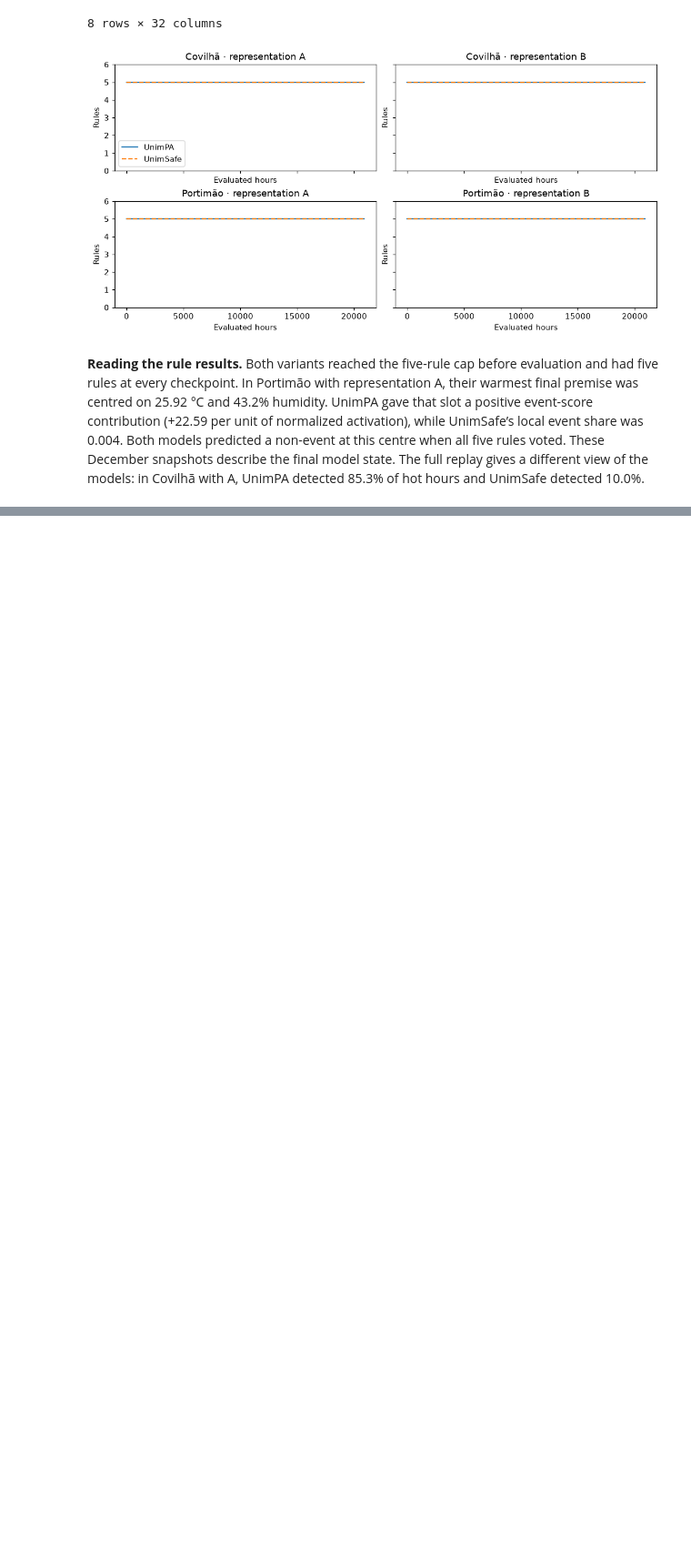
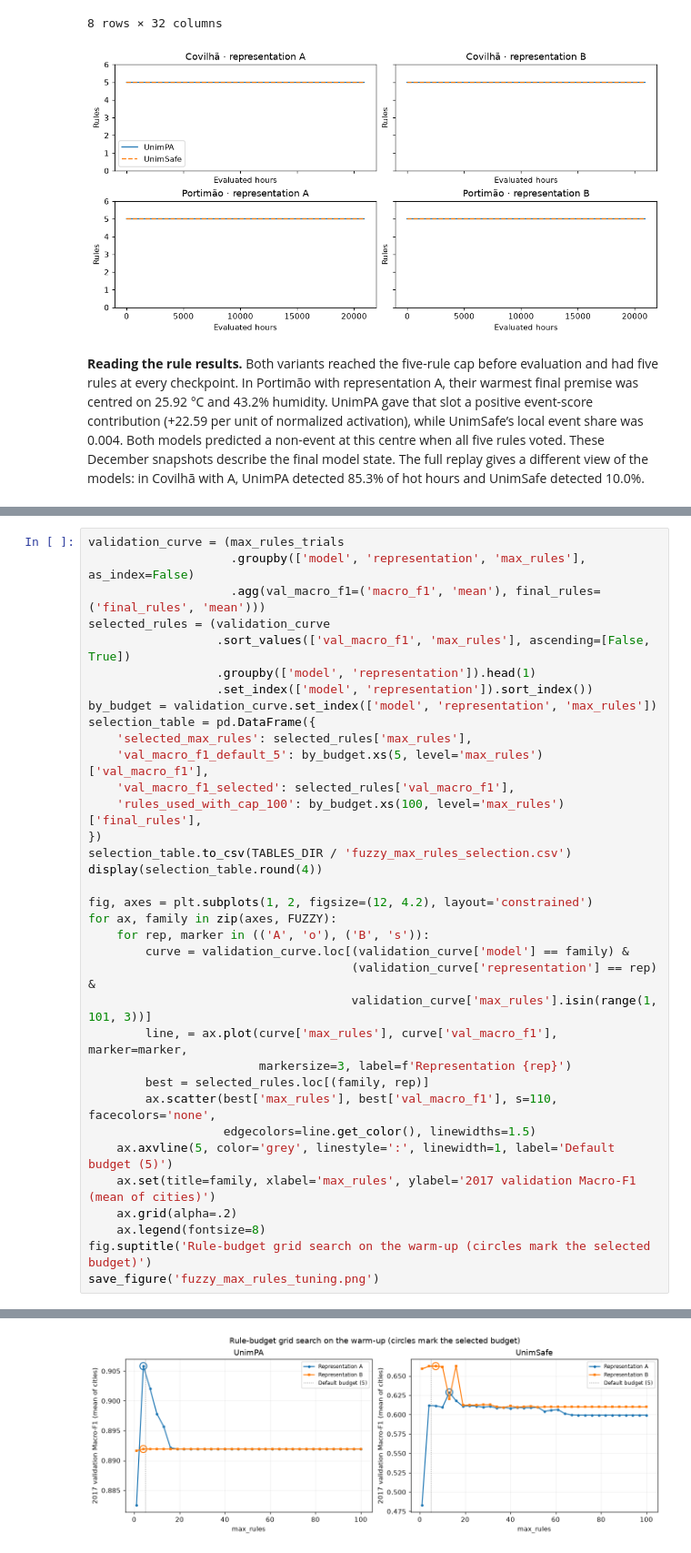
Before and after one commit to VikaMokhovikova/data_stream_mining_final, a Jupyter notebook: src/Final_Project_Heat_Stress.ipynb, the cells around one changed output, grey strips where cells are left out. Shown at 91% size. Cells and saved outputs as stored; diff of their text form; blank space fills up the shorter version.

```diff
--- a/src/Final_Project_Heat_Stress.ipynb
+++ b/src/Final_Project_Heat_Stress.ipynb
@@ -1094,0 +1157,36 @@ save_figure('fuzzy_rule_counts.png')
+# %%
+validation_curve = (max_rules_trials
+                    .groupby(['model', 'representation', 'max_rules'], as_index=False)
+                    .agg(val_macro_f1=('macro_f1', 'mean'), final_rules=('final_rules', 'mean')))
+selected_rules = (validation_curve
+                  .sort_values(['val_macro_f1', 'max_rules'], ascending=[False, True])
+                  .groupby(['model', 'representation']).head(1)
+                  .set_index(['model', 'representation']).sort_index())
+by_budget = validation_curve.set_index(['model', 'representation', 'max_rules'])
+selection_table = pd.DataFrame({
+    'selected_max_rules': selected_rules['max_rules'],
+    'val_macro_f1_default_5': by_budget.xs(5, level='max_rules')['val_macro_f1'],
+    'val_macro_f1_selected': selected_rules['val_macro_f1'],
+    'rules_used_with_cap_100': by_budget.xs(100, level='max_rules')['final_rules'],
+})
+selection_table.to_csv(TABLES_DIR / 'fuzzy_max_rules_selection.csv')
+display(selection_table.round(4))
+
+fig, axes = plt.subplots(1, 2, figsize=(12, 4.2), layout='constrained')
+for ax, family in zip(axes, FUZZY):
+    for rep, marker in (('A', 'o'), ('B', 's')):
+        curve = validation_curve.loc[(validation_curve['model'] == family) &
+                                     (validation_curve['representation'] == rep) &
+                                     validation_curve['max_rules'].isin(range(1, 101, 3))]
+        line, = ax.plot(curve['max_rules'], curve['val_macro_f1'], marker=marker,
+                        markersize=3, label=f'Representation {rep}')
+        best = selected_rules.loc[(family, rep)]
+        ax.scatter(best['max_rules'], best['val_macro_f1'], s=110, facecolors='none',
+                   edgecolors=line.get_color(), linewidths=1.5)
+    ax.axvline(5, color='grey', linestyle=':', linewidth=1, label='Default budget (5)')
+    ax.set(title=family, xlabel='max_rules', ylabel='2017 validation Macro-F1 (mean of cities)')
+    ax.grid(alpha=.2)
+    ax.legend(fontsize=8)
+fig.suptitle('Rule-budget grid search on the warm-up (circles mark the selected budget)')
+save_figure('fuzzy_max_rules_tuning.png')
+# %% [output]
@@ -1094,0 +1199 @@ save_figure('fuzzy_rule_counts.png')
+[figure, added]
```
Also changed, not shown: parts of 8 cells of this notebook, 9 other files.
